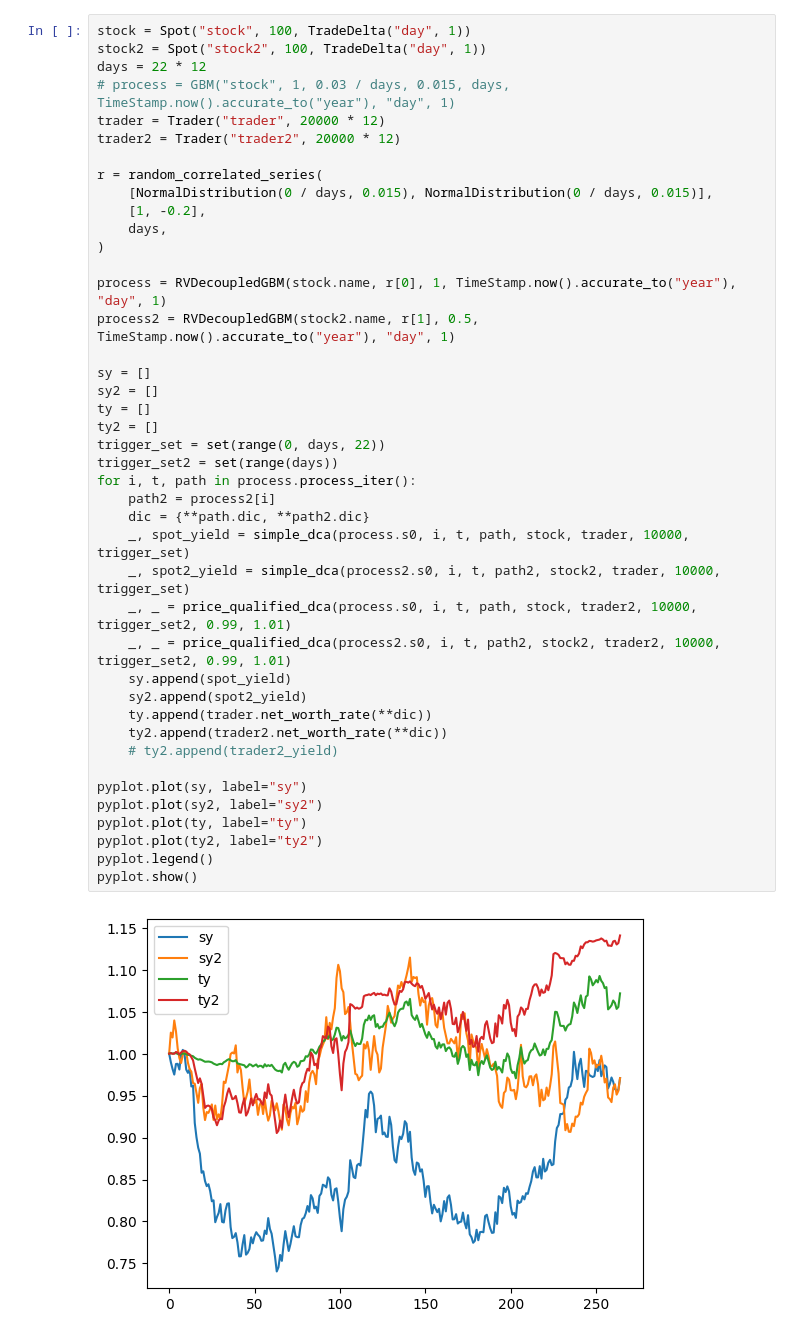
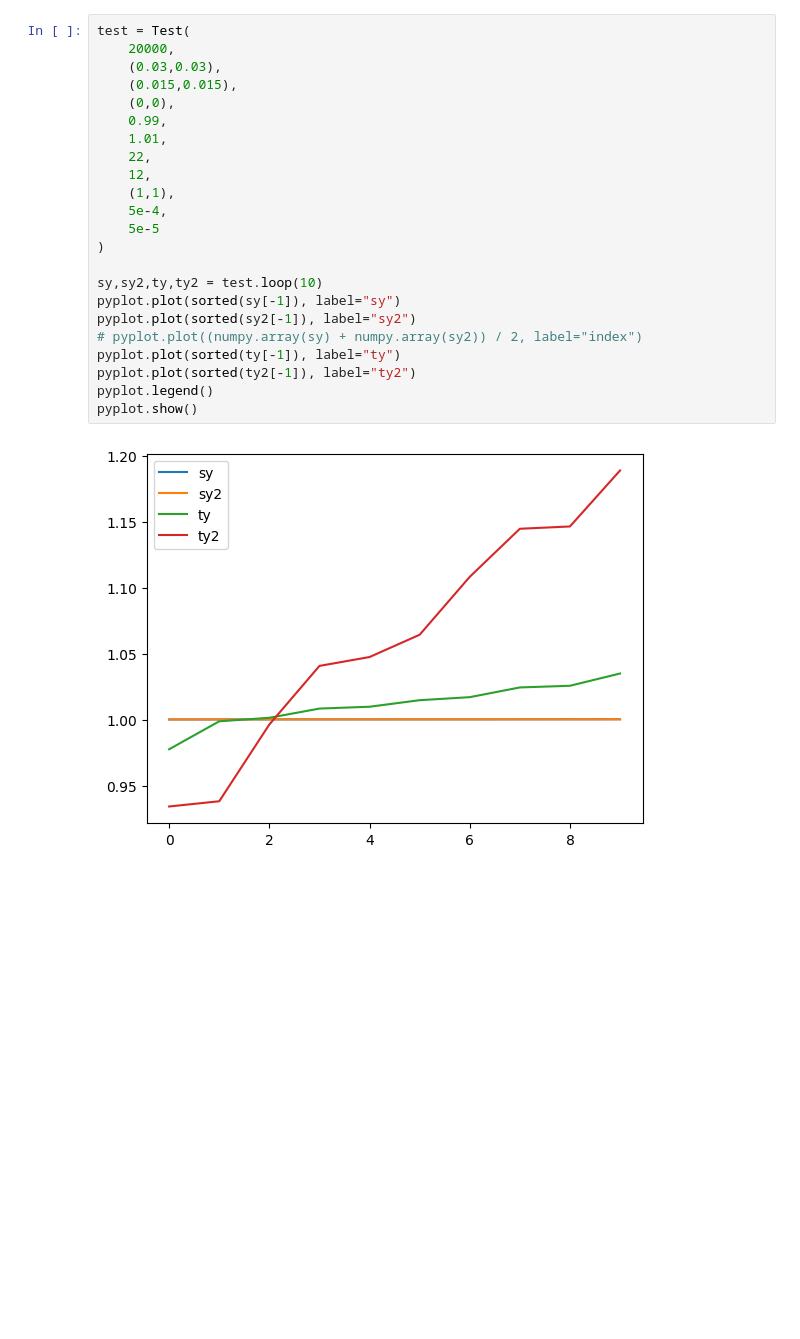
Before and after one commit to Sy-Sang/finance_utils, a Jupyter notebook: finance_utils/asset/spot/nb/nb4.ipynb, the cells around one changed output. Cells and saved outputs as stored; diff of their text form; blank space fills up the shorter version.

```diff
--- a/finance_utils/asset/spot/nb/nb4.ipynb
+++ b/finance_utils/asset/spot/nb/nb4.ipynb
@@ -22,44 +91,25 @@ from matplotlib import pyplot
 # %%
-stock = Spot("stock", 100, TradeDelta("day", 1))
-stock2 = Spot("stock2", 100, TradeDelta("day", 1))
-days = 22 * 12
-# process = GBM("stock", 1, 0.03 / days, 0.015, days, TimeStamp.now().accurate_to("year"), "day", 1)
-trader = Trader("trader", 20000 * 12)
-trader2 = Trader("trader2", 20000 * 12)
-
-r = random_correlated_series(
-    [NormalDistribution(0 / days, 0.015), NormalDistribution(0 / days, 0.015)],
-    [1, -0.2],
-    days,
+test = Test(
+    20000,
+    (0.03,0.03),
+    (0.015,0.015),
+    (0,0),
+    0.99,
+    1.01,
+    22,
+    12,
+    (1,1),
+    5e-4,
+    5e-5
 )
 
-process = RVDecoupledGBM(stock.name, r[0], 1, TimeStamp.now().accurate_to("year"), "day", 1)
-process2 = RVDecoupledGBM(stock2.name, r[1], 0.5, TimeStamp.now().accurate_to("year"), "day", 1)
-
-sy = []
-sy2 = []
-ty = []
-ty2 = []
-trigger_set = set(range(0, days, 22))
-trigger_set2 = set(range(days))
-for i, t, path in process.process_iter():
-    path2 = process2[i]
-    dic = {**path.dic, **path2.dic}
-    _, spot_yield = simple_dca(process.s0, i, t, path, stock, trader, 10000, trigger_set)
-    _, spot2_yield = simple_dca(process2.s0, i, t, path2, stock2, trader, 10000, trigger_set)
-    _, _ = price_qualified_dca(process.s0, i, t, path, stock, trader2, 10000, trigger_set2, 0.99, 1.01)
-    _, _ = price_qualified_dca(process2.s0, i, t, path2, stock2, trader2, 10000, trigger_set2, 0.99, 1.01)
-    sy.append(spot_yield)
-    sy2.append(spot2_yield)
-    ty.append(trader.net_worth_rate(**dic))
-    ty2.append(trader2.net_worth_rate(**dic))
-    # ty2.append(trader2_yield)
-
-pyplot.plot(sy, label="sy")
-pyplot.plot(sy2, label="sy2")
-pyplot.plot(ty, label="ty")
-pyplot.plot(ty2, label="ty2")
+sy,sy2,ty,ty2 = test.loop(10)
+pyplot.plot(sorted(sy[-1]), label="sy")
+pyplot.plot(sorted(sy2[-1]), label="sy2")
+# pyplot.plot((numpy.array(sy) + numpy.array(sy2)) / 2, label="index")
+pyplot.plot(sorted(ty[-1]), label="ty")
+pyplot.plot(sorted(ty2[-1]), label="ty2")
 pyplot.legend()
 pyplot.show()
 # %% [output]
-[figure, old version]
+[figure, new version]
```
Also changed, not shown: parts of 6 cells of this notebook, 1 other file.
